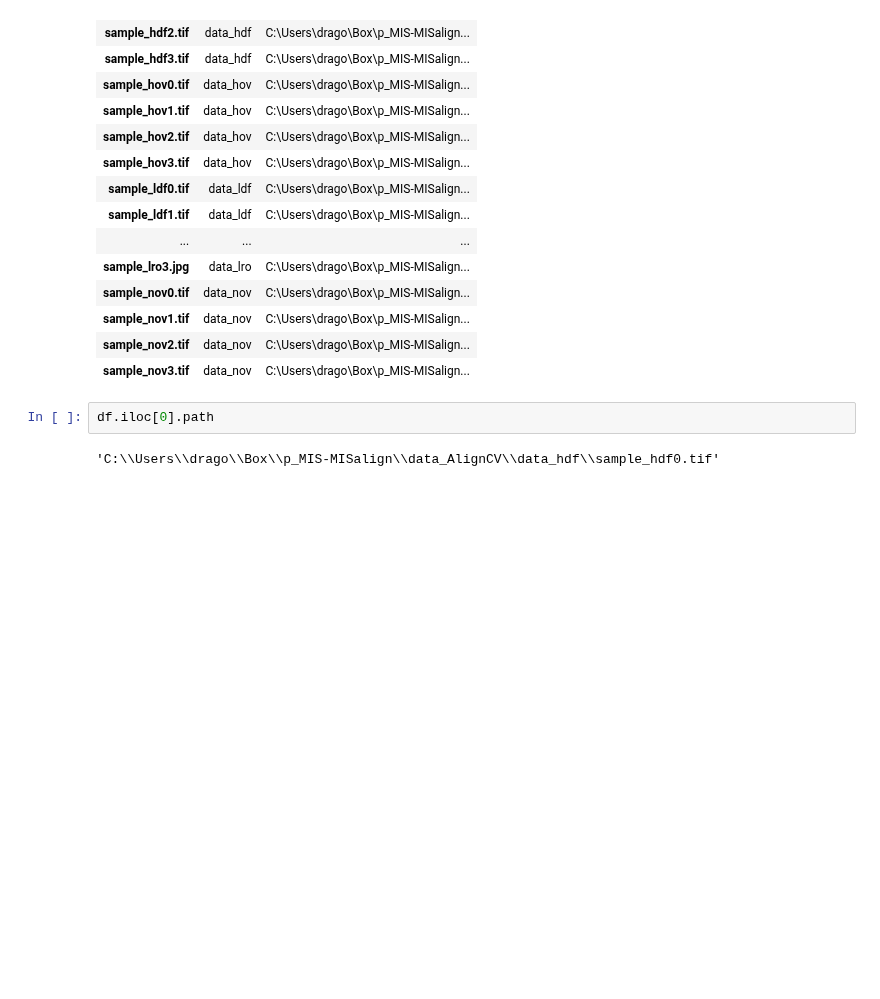
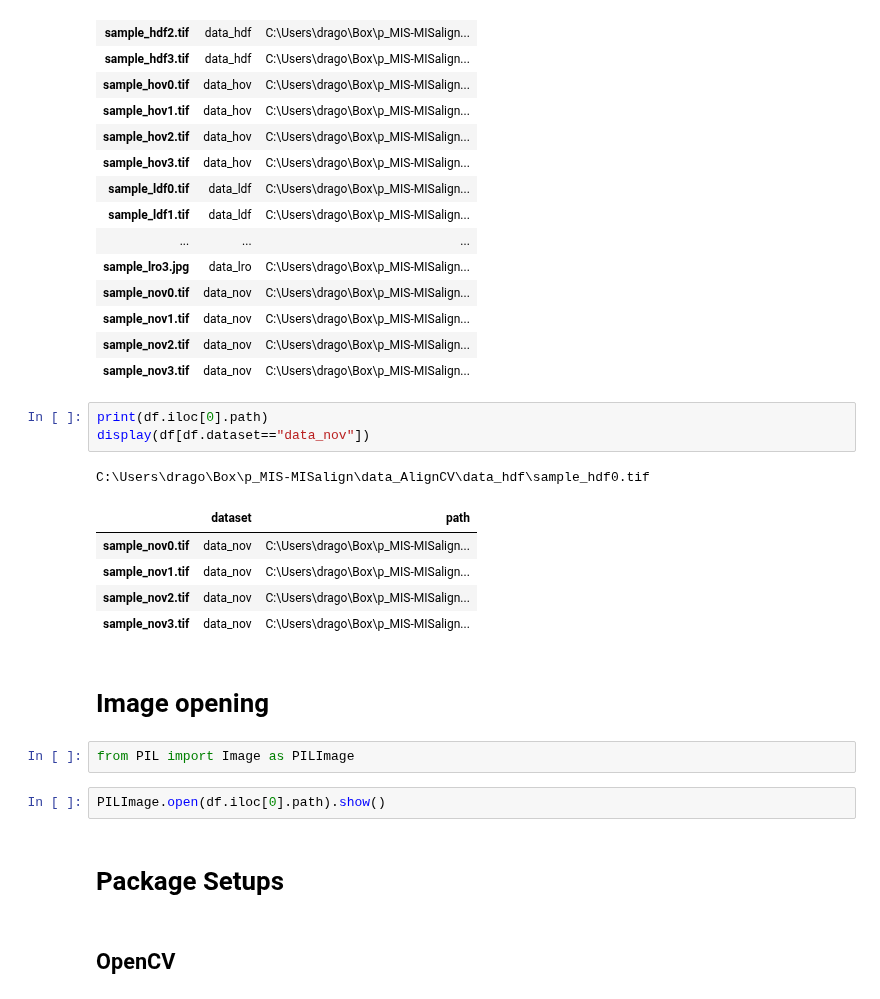
Before and after one commit to jess-garnett/MISalign, a Jupyter notebook: MISalign/alignment/prototype_aligncv.ipynb, the cells around one changed output. Drawn from its saved outputs; the diff is of its cells as text; blank space fills up the shorter version.

```diff
--- a/MISalign/alignment/prototype_aligncv.ipynb
+++ b/MISalign/alignment/prototype_aligncv.ipynb
@@ -31,7 +33,23 @@ df
 | sample_nov1.tif | data_nov | C:\Users\drago\Box\p_MIS-MISalign... |
 | sample_nov2.tif | data_nov | C:\Users\drago\Box\p_MIS-MISalign... |
 | sample_nov3.tif | data_nov | C:\Users\drago\Box\p_MIS-MISalign... |
+# %%
+print(df.iloc[0].path)
+display(df[df.dataset=="data_nov"])
+# %% [output]
+C:\Users\drago\Box\p_MIS-MISalign\data_AlignCV\data_hdf\sample_hdf0.tif
+|  | dataset | path |
+| sample_nov0.tif | data_nov | C:\Users\drago\Box\p_MIS-MISalign... |
+| sample_nov1.tif | data_nov | C:\Users\drago\Box\p_MIS-MISalign... |
+| sample_nov2.tif | data_nov | C:\Users\drago\Box\p_MIS-MISalign... |
+| sample_nov3.tif | data_nov | C:\Users\drago\Box\p_MIS-MISalign... |
+# %% [markdown]
+# Image opening
+# %%
+from PIL import Image as PILImage
 # %%
-df.iloc[0].path
+PILImage.open(df.iloc[0].path).show()
-# %% [output]
-'C:\\Users\\drago\\Box\\p_MIS-MISalign\\data_AlignCV\\data_hdf\\sample_hdf0.tif'
+# %% [markdown]
+# Package Setups
+# %% [markdown]
+## OpenCV
```
Also changed, not shown: parts of 18 cells of this notebook.
